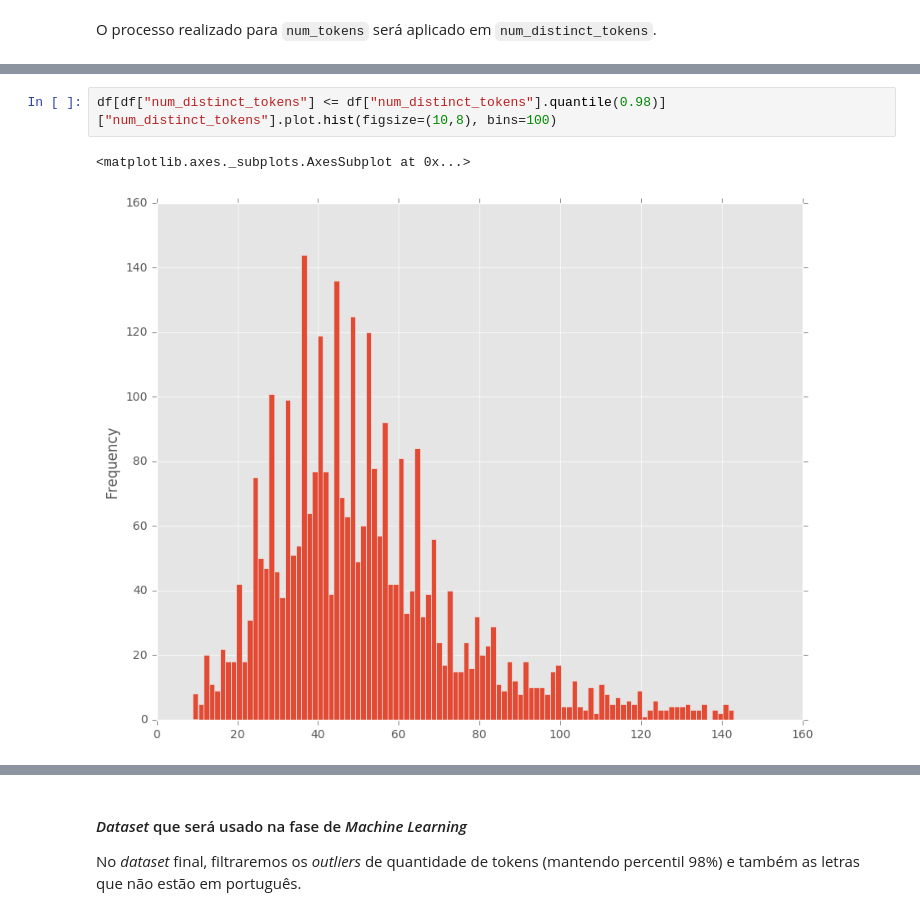
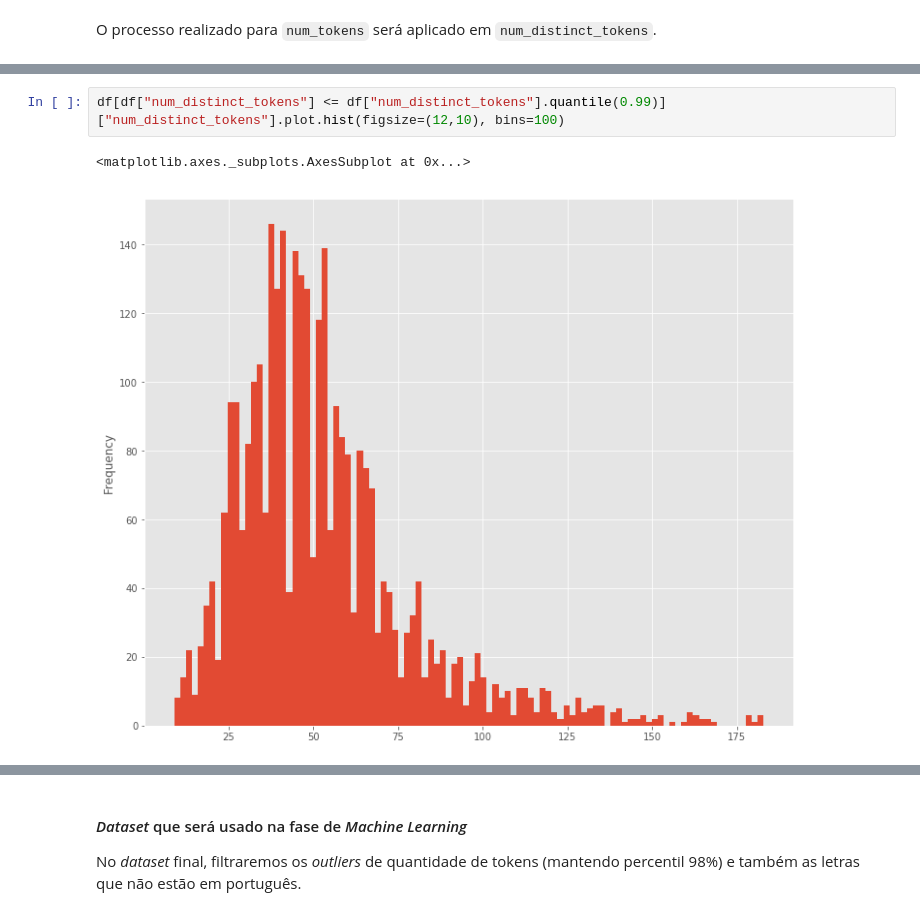
Before and after one commit to wespatrocinio/music_genre_classification, a Jupyter notebook: notebooks/music_genre_classification.ipynb, the cells around one changed output, grey strips where cells are left out. Cells and saved outputs as stored; diff of their text form.

```diff
--- a/notebooks/music_genre_classification.ipynb
+++ b/notebooks/music_genre_classification.ipynb
@@ -212,6 +225,6 @@ df["num_distinct_tokens"].plot.hist(figsize=(10,8), bins=100)
 # %%
-df[df["num_distinct_tokens"] <= df["num_distinct_tokens"].quantile(0.98)]["num_distinct_tokens"].plot.hist(figsize=(10,8), bins=100)
+df[df["num_distinct_tokens"] <= df["num_distinct_tokens"].quantile(0.99)]["num_distinct_tokens"].plot.hist(figsize=(12,10), bins=100)
 # %% [output]
 <matplotlib.axes._subplots.AxesSubplot at 0x...>
-[figure, old version]
+[figure, new version]
 # %%
```
Also changed, not shown: parts of 43 cells of this notebook, 13 other files.
